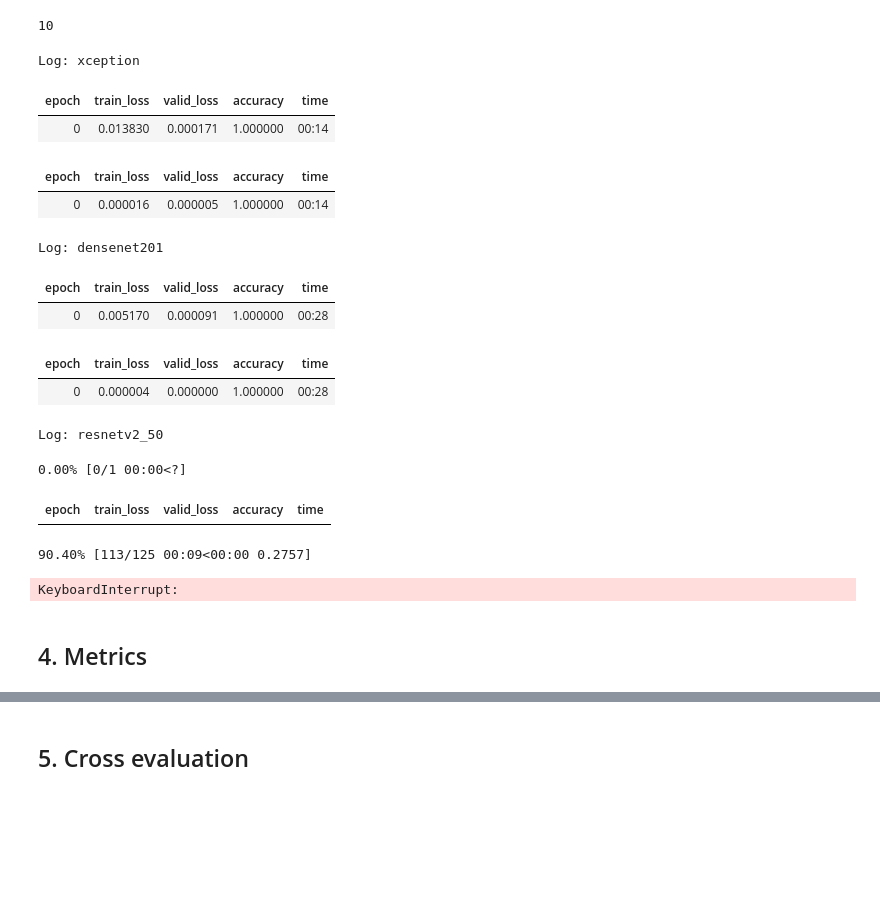
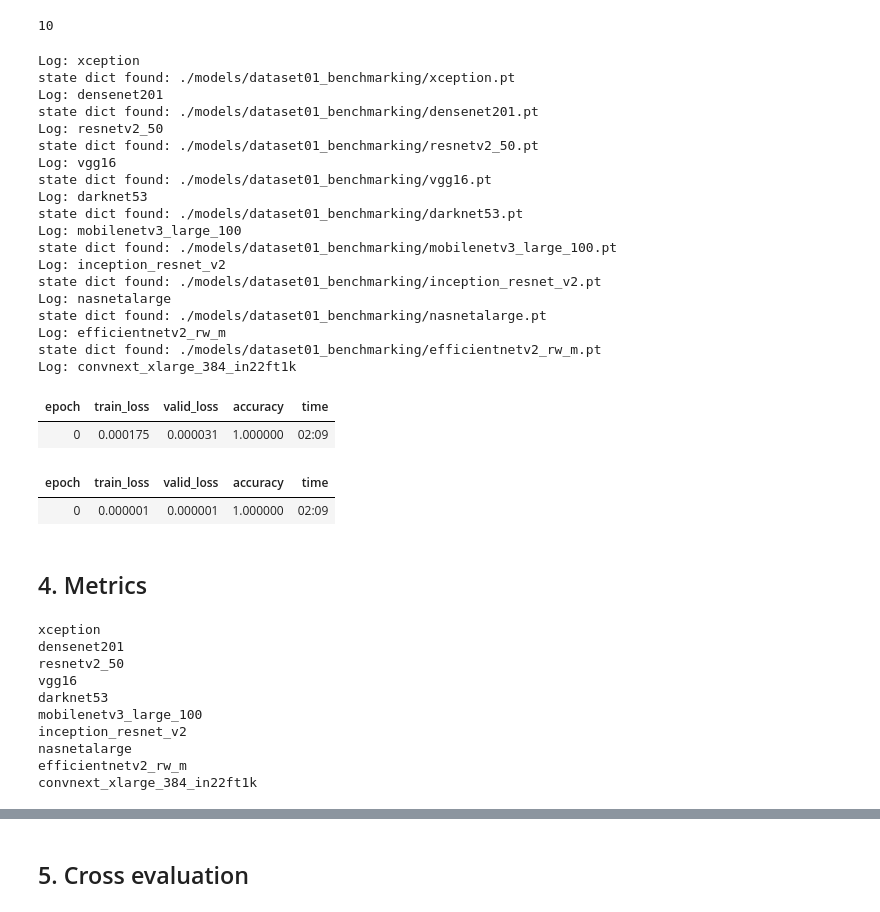
Before and after one commit to AierLab/indl-dataset, a Jupyter notebook: benchmarking.ipynb, the cells around one changed output, grey strips where cells are left out. Saved outputs shown, nothing was run; the diff lists cells and outputs as text; code cells hidden in the pictures; blank space fills up the shorter version.

```diff
--- a/benchmarking.ipynb
+++ b/benchmarking.ipynb
@@ -66,7 +66,7 @@ class MyDataset(Dataset):
         path_dir = os.path.join(data_dir, 'label.csv')
         return pd.read_csv(path_dir)
 # %%
-dataset_folder = "dataset05"
+dataset_folder = "dataset01"
 
 transform = transforms.Compose(
     [transforms.ToTensor(), transforms.Normalize((0.5, 0.5, 0.5), (0.5, 0.5, 0.5))])
@@ -75,10 +75,10 @@ trainset = MyDataset(f"data/train/{dataset_folder}", transform)
 testset = MyDataset(f"data/test/{dataset_folder}", transform)
 
 # trainset = torchvision.datasets.CIFAR10(root='./data', train=True, download=True, transform=transform)
-trainloader = torch.utils.data.DataLoader(trainset, batch_size=64, shuffle=True, num_workers=8)
+trainloader = torch.utils.data.DataLoader(trainset, batch_size=16, shuffle=True, num_workers=8)
 
 # testset = torchvision.datasets.CIFAR10(root='./data', train=False, download=True, transform=transform)
-testloader = torch.utils.data.DataLoader(testset, batch_size=64, shuffle=True, num_workers=8)
+testloader = torch.utils.data.DataLoader(testset, batch_size=16, shuffle=True, num_workers=8)
 
 classes = (0, 1)
 # %%
@@ -119,25 +119,33 @@ print(len(model_names))
 # %%
 for model_name in model_names:
     print(f"Log: {model_name}")
     model = timm.create_model(model_name, num_classes=2, pretrained=True)
-    worker = Worker(exp_name, model_name, model, trainloader, testloader, epochs=1, lr=1e-3)
+    worker = Worker(exp_name, model_name, model, trainloader, testloader, epochs=1, lr=1e-4)
     worker.train()
 # %% [output]
 Log: xception
+state dict found: ./models/dataset01_benchmarking/xception.pt
+Log: densenet201
+state dict found: ./models/dataset01_benchmarking/densenet201.pt
+Log: resnetv2_50
+state dict found: ./models/dataset01_benchmarking/resnetv2_50.pt
+Log: vgg16
+state dict found: ./models/dataset01_benchmarking/vgg16.pt
+Log: darknet53
+state dict found: ./models/dataset01_benchmarking/darknet53.pt
+Log: mobilenetv3_large_100
+state dict found: ./models/dataset01_benchmarking/mobilenetv3_large_100.pt
+Log: inception_resnet_v2
+state dict found: ./models/dataset01_benchmarking/inception_resnet_v2.pt
+Log: nasnetalarge
+state dict found: ./models/dataset01_benchmarking/nasnetalarge.pt
+Log: efficientnetv2_rw_m
+state dict found: ./models/dataset01_benchmarking/efficientnetv2_rw_m.pt
+Log: convnext_xlarge_384_in22ft1k
 | epoch | train_loss | valid_loss | accuracy | time |
-| 0 | 0.013830 | 0.000171 | 1.000000 | 00:14 |
+| 0 | 0.000175 | 0.000031 | 1.000000 | 02:09 |
 | epoch | train_loss | valid_loss | accuracy | time |
-| 0 | 0.000016 | 0.000005 | 1.000000 | 00:14 |
+| 0 | 0.000001 | 0.000001 | 1.000000 | 02:09 |
-Log: densenet201
-| epoch | train_loss | valid_loss | accuracy | time |
-| 0 | 0.005170 | 0.000091 | 1.000000 | 00:28 |
-| epoch | train_loss | valid_loss | accuracy | time |
-| 0 | 0.000004 | 0.000000 | 1.000000 | 00:28 |
-Log: resnetv2_50
-0.00% [0/1 00:00<?]
-| epoch | train_loss | valid_loss | accuracy | time |
-90.40% [113/125 00:09<00:00 0.2757]
-KeyboardInterrupt:
 # %% [markdown]
 ## 4. Metrics
 # %%
@@ -182,7 +190,8 @@ for model_name in model_names:
             break
 
         if dataset_folder == "dataset01":
-            pass
+            label = info_df.iloc[i][2]
+            value = info_df.iloc[i][3]
         elif dataset_folder == "dataset02":
             label = info_df.iloc[i][2]
             value = info_df.iloc[i][3]
@@ -191,7 +200,7 @@ for model_name in model_names:
             value = info_df.iloc[i][3]
         elif dataset_folder == "dataset04":
             label = info_df.iloc[i][2]
-            value = info_df.iloc[i][3] - info_df.iloc[i][4]
+            value = info_df.iloc[i][3]
         elif dataset_folder == "dataset05":
             label = info_df.iloc[i][2]
             value = info_df.iloc[i][3]
@@ -215,6 +224,17 @@ for model_name in model_names:
 
     for k, v in benchmark_dict.items():
         v.to_csv(f"models/{exp_name}/{k}_eval.csv")
+# %% [output]
+xception
+densenet201
+resnetv2_50
+vgg16
+darknet53
+mobilenetv3_large_100
+inception_resnet_v2
+nasnetalarge
+efficientnetv2_rw_m
+convnext_xlarge_384_in22ft1k
 # %%
 for type_name in ['TP', 'TN', 'FP', 'FN']:
     print(type_name)
```
Also changed, not shown: parts of 5 cells of this notebook, 52 other files.
